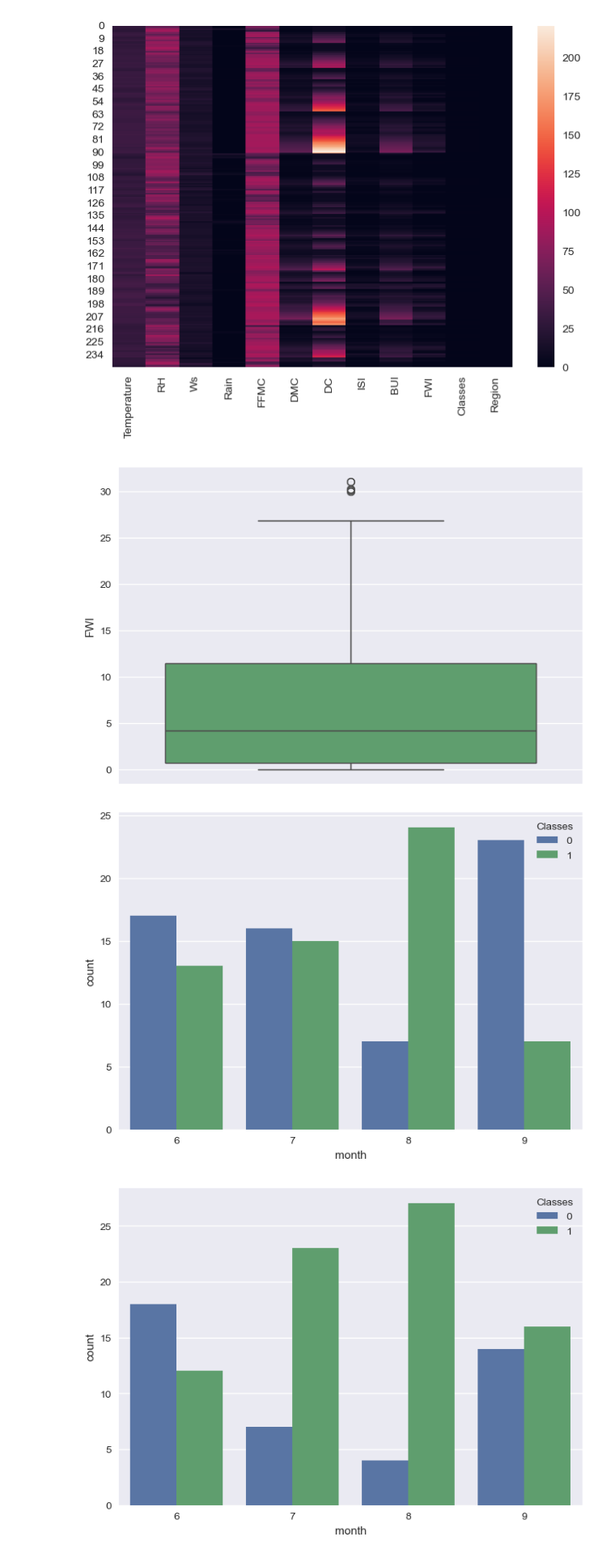
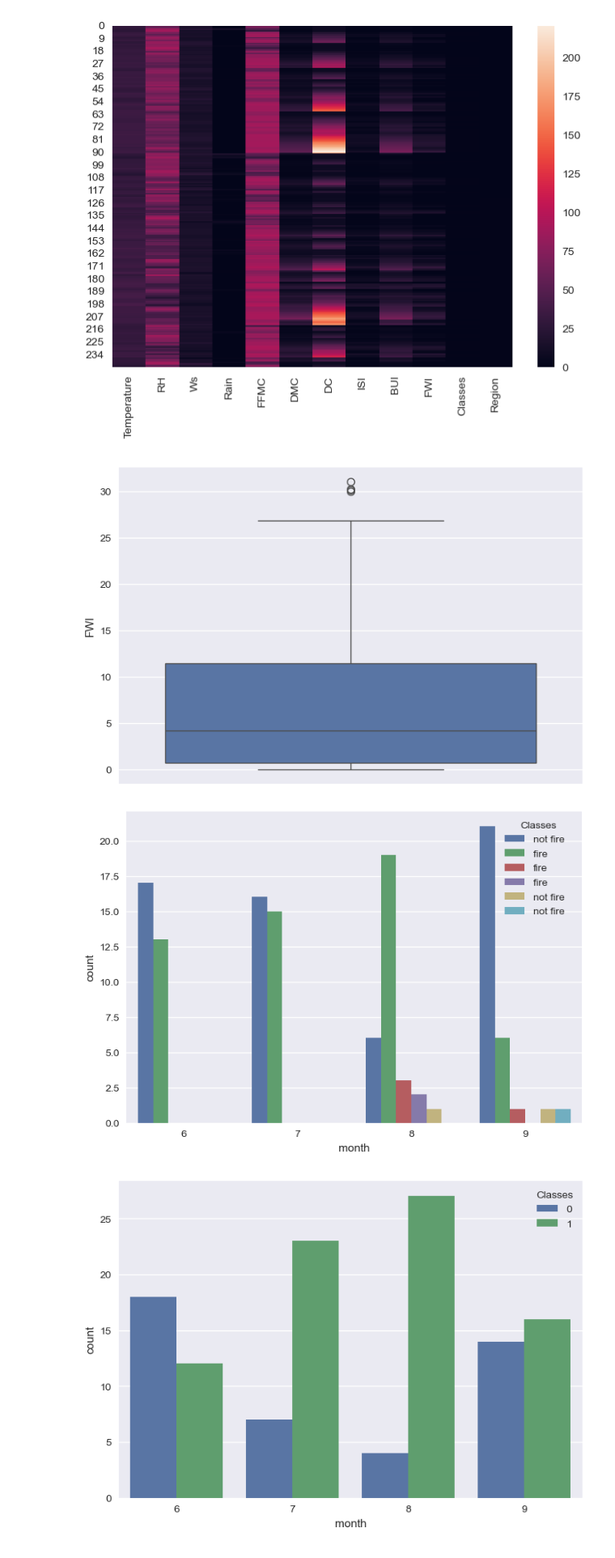
Before and after one commit to nidhi00y/Algerian-Forest-fire-Dataset-ML-Regression-Model-, a Jupyter notebook: 1.ipynb, the cells around one changed output. Shown at 81% size. Cells and saved outputs as stored; diff of their text form; code cells hidden in the pictures.

```diff
--- a/1.ipynb
+++ b/1.ipynb
@@ -111,8 +107,9 @@ PermissionError: [Errno 13] Permission denied: 'Updated_Cleaned_Dataset.csv'
 # %% [markdown]
 Exploratory Data Analysis (EDA)
 # %%
-df_copy = df.drop(['day','month','year'],axis=1)
-df_copy.head()
+df_copy = df
+df = df.drop(['day','month','year'],axis=1)
+df.head()
 # %% [output]
 |  | Temperature | RH | Ws | Rain | FFMC | DMC | DC | ISI | BUI | FWI | Classes | ... |
 | 0 | 29 | 57 | 18 | 0.0 | 65.7 | 3.4 | 7.6 | 1.3 | 3.4 | 0.5 | not fire | ... |
@@ -155,12 +152,12 @@ plt.show()
 sns.boxplot(df['FWI'])
 plt.show()
 # %% [output]
-[figure, old version]
+[figure, new version]
 # %%
 #Region wise mothwise distribution
-df_temp_0 = df.loc[df["Region"]==0]
+df_temp_0 = df_copy.loc[df_copy["Region"]==0]
 sns.countplot(x='month',hue="Classes",data=df_temp_0)
 plt.show()
 # %% [output]
-[figure, old version]
+[figure, new version]
 # %%
```
Also changed, not shown: parts of 6 cells of this notebook, 1 other file.
